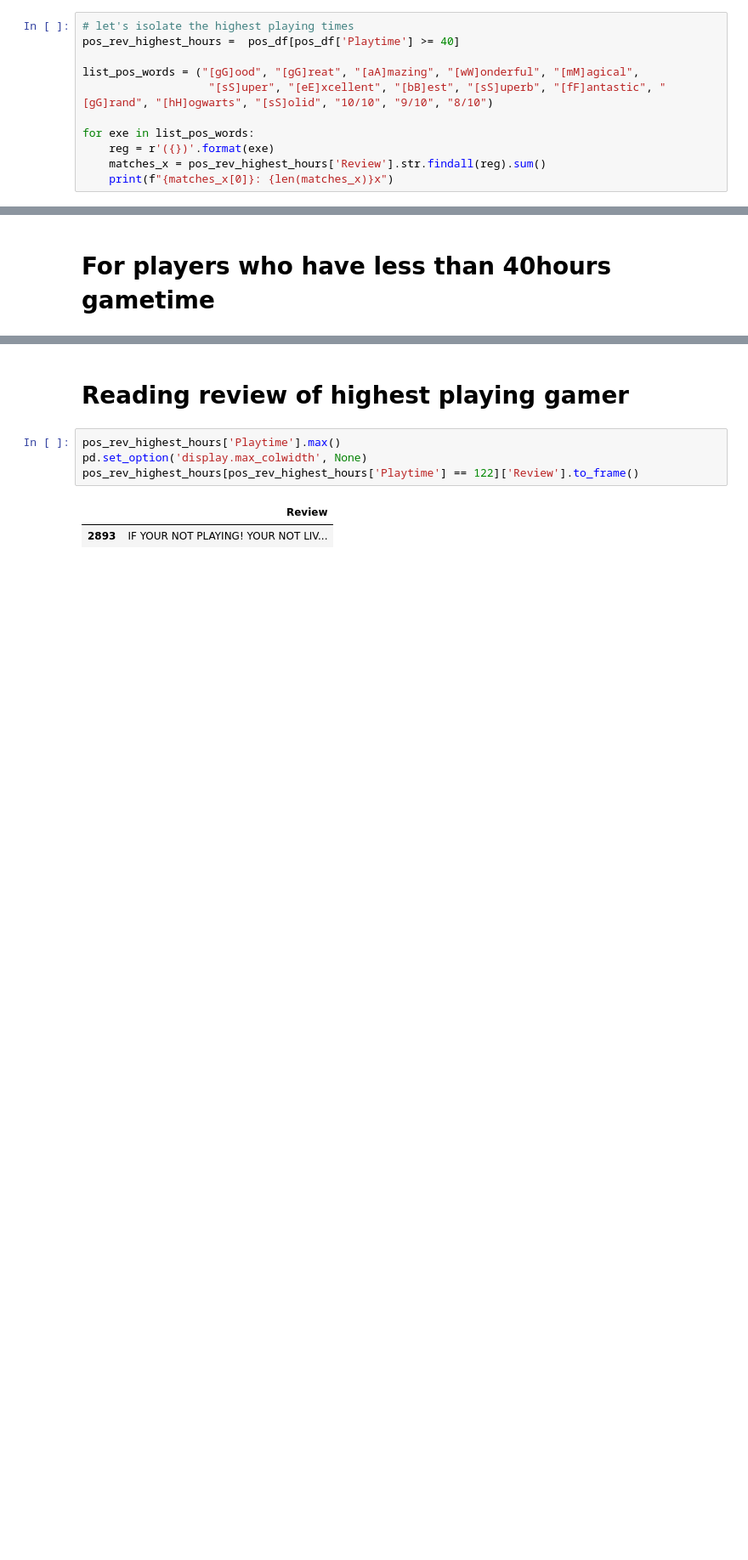
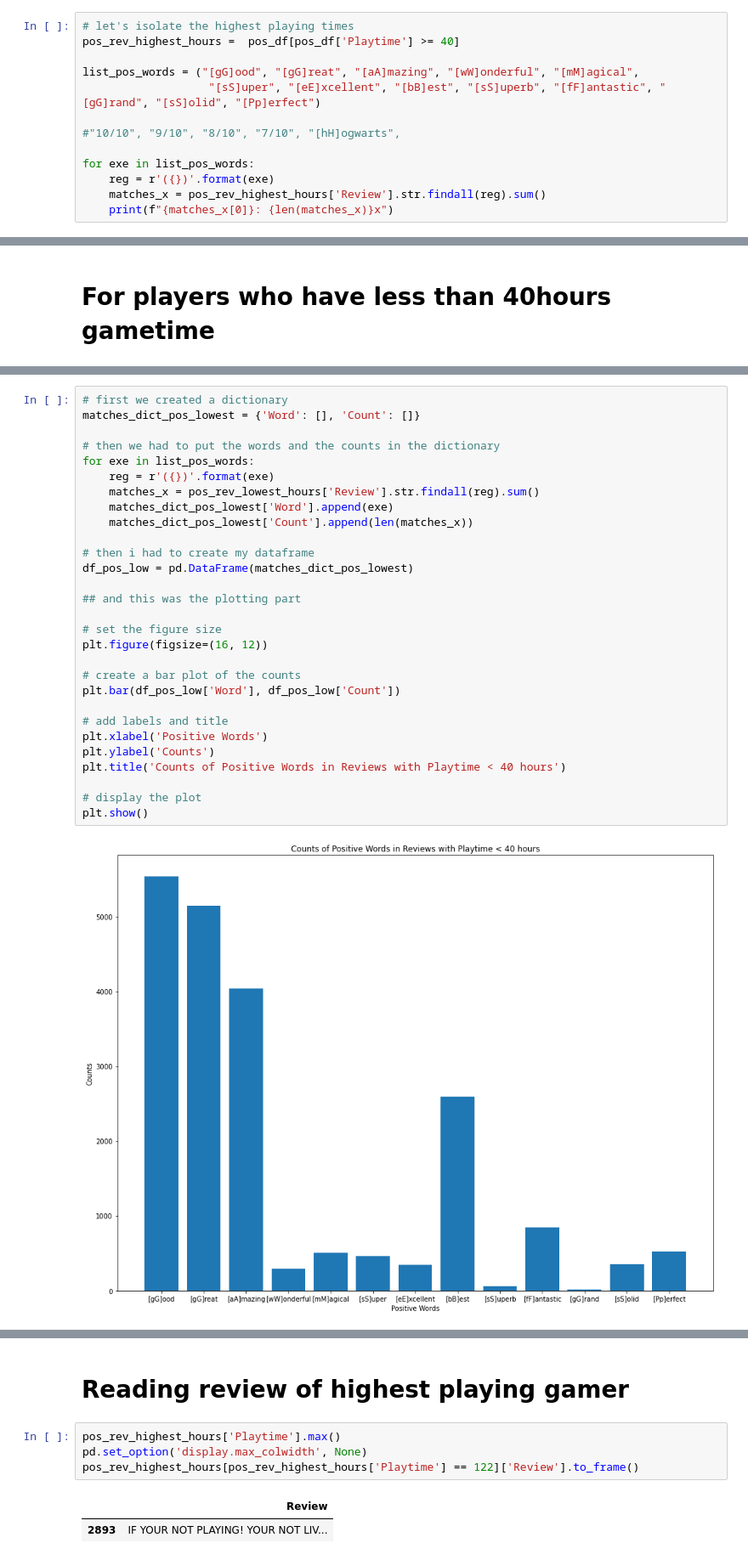
Before and after one commit to daviddolce/hogwarts, a Jupyter notebook: hogwarts_legacy.ipynb, the cells around one changed output, grey strips where cells are left out. Shown at 85% size. Drawn from its saved outputs; the diff is of its cells as text; blank space fills up the shorter version.

```diff
--- a/hogwarts_legacy.ipynb
+++ b/hogwarts_legacy.ipynb
@@ -136,7 +117,9 @@ The mean play time for those who positive reviews was 11.78 hours.It is a given
 pos_rev_highest_hours =  pos_df[pos_df['Playtime'] >= 40]
 
 list_pos_words = ("[gG]ood", "[gG]reat", "[aA]mazing", "[wW]onderful", "[mM]agical",
-                   "[sS]uper", "[eE]xcellent", "[bB]est", "[sS]uperb", "[fF]antastic", "[gG]rand", "[hH]ogwarts", "[sS]olid", "10/10", "9/10", "8/10")
+                   "[sS]uper", "[eE]xcellent", "[bB]est", "[sS]uperb", "[fF]antastic", "[gG]rand", "[sS]olid", "[Pp]erfect")
+
+#"10/10", "9/10", "8/10", "7/10", "[hH]ogwarts",
 
 for exe in list_pos_words:
     reg = r'({})'.format(exe)
@@ -187,0 +167,31 @@ Solid: 359x
+# %%
+# first we created a dictionary
+matches_dict_pos_lowest = {'Word': [], 'Count': []}
+
+# then we had to put the words and the counts in the dictionary
+for exe in list_pos_words:
+    reg = r'({})'.format(exe)
+    matches_x = pos_rev_lowest_hours['Review'].str.findall(reg).sum()
+    matches_dict_pos_lowest['Word'].append(exe)
+    matches_dict_pos_lowest['Count'].append(len(matches_x))
+
+# then i had to create my dataframe
+df_pos_low = pd.DataFrame(matches_dict_pos_lowest)
+
+## and this was the plotting part
+
+# set the figure size
+plt.figure(figsize=(16, 12))
+
+# create a bar plot of the counts
+plt.bar(df_pos_low['Word'], df_pos_low['Count'])
+
+# add labels and title
+plt.xlabel('Positive Words')
+plt.ylabel('Counts')
+plt.title('Counts of Positive Words in Reviews with Playtime < 40 hours')
+
+# display the plot
+plt.show()
+# %% [output]
+[figure, added]
```
Also changed, not shown: parts of 11 cells of this notebook.
